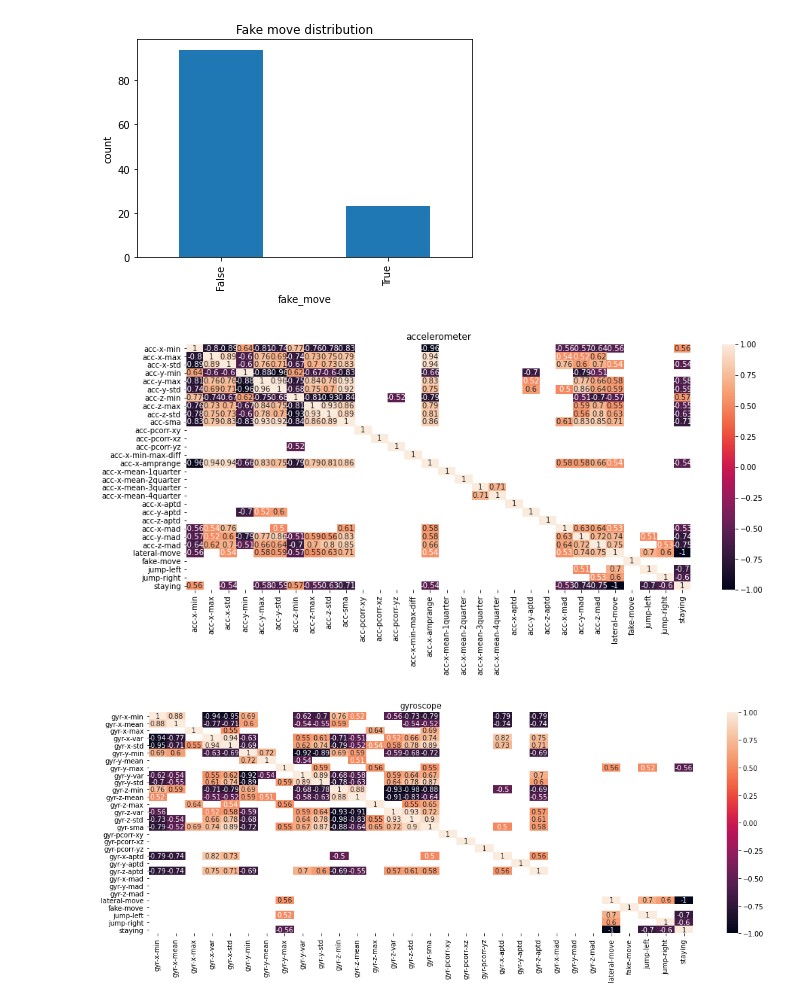
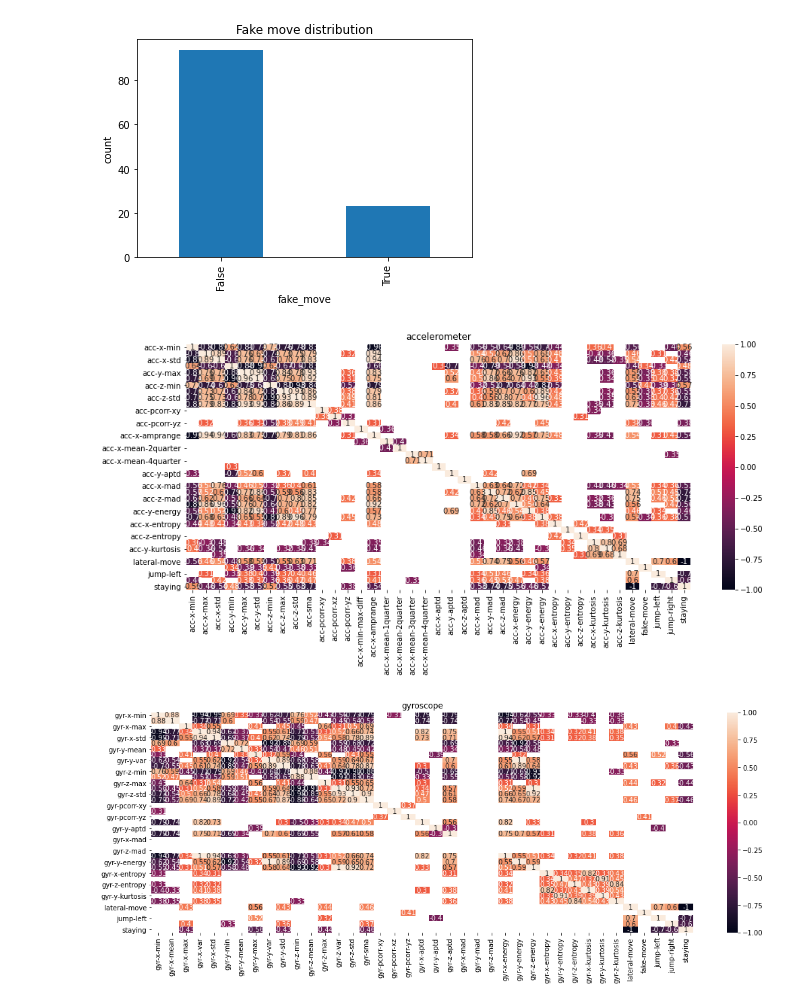
Before and after one commit to djocraveiro/duck-catch-and-fit, a Jupyter notebook: Notebooks/AmI2022.ipynb, the cells around one changed output. Saved outputs shown, nothing was run; the diff lists cells and outputs as text; code cells hidden in the pictures.

```diff
--- a/Notebooks/AmI2022.ipynb
+++ b/Notebooks/AmI2022.ipynb
@@ -8,10 +9,12 @@ from sklearn.preprocessing import MinMaxScaler
 # %% [markdown]
 # Read, Convert
 # %%
-src_folder_path = ".\\data"
+src_folder_path = "/Users/hugosilva/Documents/Mestrado/2122/Ambient Intelligence/TP/dataset"
 df = pd.concat([
-    pd.read_csv(src_folder_path + "\\20220421-a5ad2ede1017aadb3dd3df128cd0b0b5.csv", sep=";"),
-    pd.read_csv(src_folder_path + "\\20220425-a5ad2ede1017aadb3dd3df128cd0b0b5.csv", sep=";")
+    #pd.read_csv(src_folder_path + "/20190720-d447df0770d4add23ae5df25a7d43691.csv", sep=";"),
+    pd.read_csv(src_folder_path + "/20220421-a5ad2ede1017aadb3dd3df128cd0b0b5.csv", sep=";"),
+    pd.read_csv(src_folder_path + "/20220425-a5ad2ede1017aadb3dd3df128cd0b0b5.csv", sep=";"),
+    #pd.read_csv(src_folder_path + "/20220513-d447df0770d4add23ae5df25a7d43691.csv", sep=";")
 ], ignore_index=True)
 # %%
 arrayFeatures = [
@@ -63,8 +66,12 @@ def encode_label(value):
 df[LABEL_COL] = df['activity'].apply(encode_label)
 # %%
 def get_activity_class(activityCode):
-    if activityCode == JUMP_LEFT or activityCode == JUMP_RIGHT:
-        return 'lateral-move'
+    #if activityCode == JUMP_LEFT or activityCode == JUMP_RIGHT:
+    #    return 'lateral-move'
+    if activityCode == JUMP_LEFT:
+        return 'jump_left'
+    if activityCode == JUMP_RIGHT:
+        return 'jump_right'
     if activityCode == FAKE_JUMP_LEFT or activityCode== FAKE_JUMP_RIGHT:
         return 'fake-move'
     else:
@@ -505,14 +873,5 @@ plt.show()
 # %% [output]
 [figure]
 # %%
-MIN_NEG_CORR = -0.5
-MIN_POS_CORR = 0.5
+MIN_NEG_CORR = -0.3
+MIN_POS_CORR = 0.3
-# %%
-# remove original array features
-for curFeature in arrayFeatures:
-    df.drop(curFeature, inplace=True, axis=1)
-
-# remove extracted array features
-df.drop('acc-svmag', inplace=True, axis=1)
-df.drop('gyr-svmag', inplace=True, axis=1)
-df.drop('mag-svmag', inplace=True, axis=1)
@@ -546,34 +927,43 @@ dfCorr = scaled_df[[
     'acc-pcorr-xy',
     'acc-pcorr-xz',
     'acc-pcorr-yz',
     'acc-x-min-max-diff',
     'acc-x-amprange',
     'acc-x-mean-1quarter',
     'acc-x-mean-2quarter',
     'acc-x-mean-3quarter',
     'acc-x-mean-4quarter',
     'acc-x-aptd',
     'acc-y-aptd',
     'acc-z-aptd',
     'acc-x-mad',
     'acc-y-mad',
     'acc-z-mad',
+    'acc-x-energy',
+    'acc-y-energy',
+    'acc-z-energy',
+    'acc-x-entropy',
+    'acc-y-entropy',
+    'acc-z-entropy',
+    'acc-x-kurtosis',
+    'acc-y-kurtosis',
+    'acc-z-kurtosis',
     'lateral-move',
     'fake-move',
     'jump-left',
     'jump-right',
     'staying',
     #LABEL_COL
 ]].corr()
 
 dfCorr = dfCorr[((dfCorr > MIN_POS_CORR) | (dfCorr < MIN_NEG_CORR))]
 
 plt.figure(figsize=(15,6))
 plt.title('accelerometer')
 sn.heatmap(dfCorr, annot=True)
 plt.show()
 # %% [output]
-[figure, old version]
+[figure, new version]
 # %%
 dfCorr = scaled_df[[
     'gyr-x-min',
@@ -601,6 +991,15 @@ dfCorr = scaled_df[[
     'gyr-x-mad',
     'gyr-y-mad',
     'gyr-z-mad',
+    'gyr-x-energy',
+    'gyr-y-energy',
+    'gyr-z-energy',
+    'gyr-x-entropy',
+    'gyr-y-entropy',
+    'gyr-z-entropy',
+    'gyr-x-kurtosis',
+    'gyr-y-kurtosis',
+    'gyr-z-kurtosis',
     'lateral-move',
     'fake-move',
     'jump-left',
@@ -616,7 +1015,7 @@ plt.title('gyroscope')
 sn.heatmap(dfCorr, annot=True)
 plt.show()
 # %% [output]
-[figure, old version]
+[figure, new version]
 # %%
 dfCorr = scaled_df[[
     'ori-angle-x-min',
```
Also changed, not shown: parts of 13 cells of this notebook.
